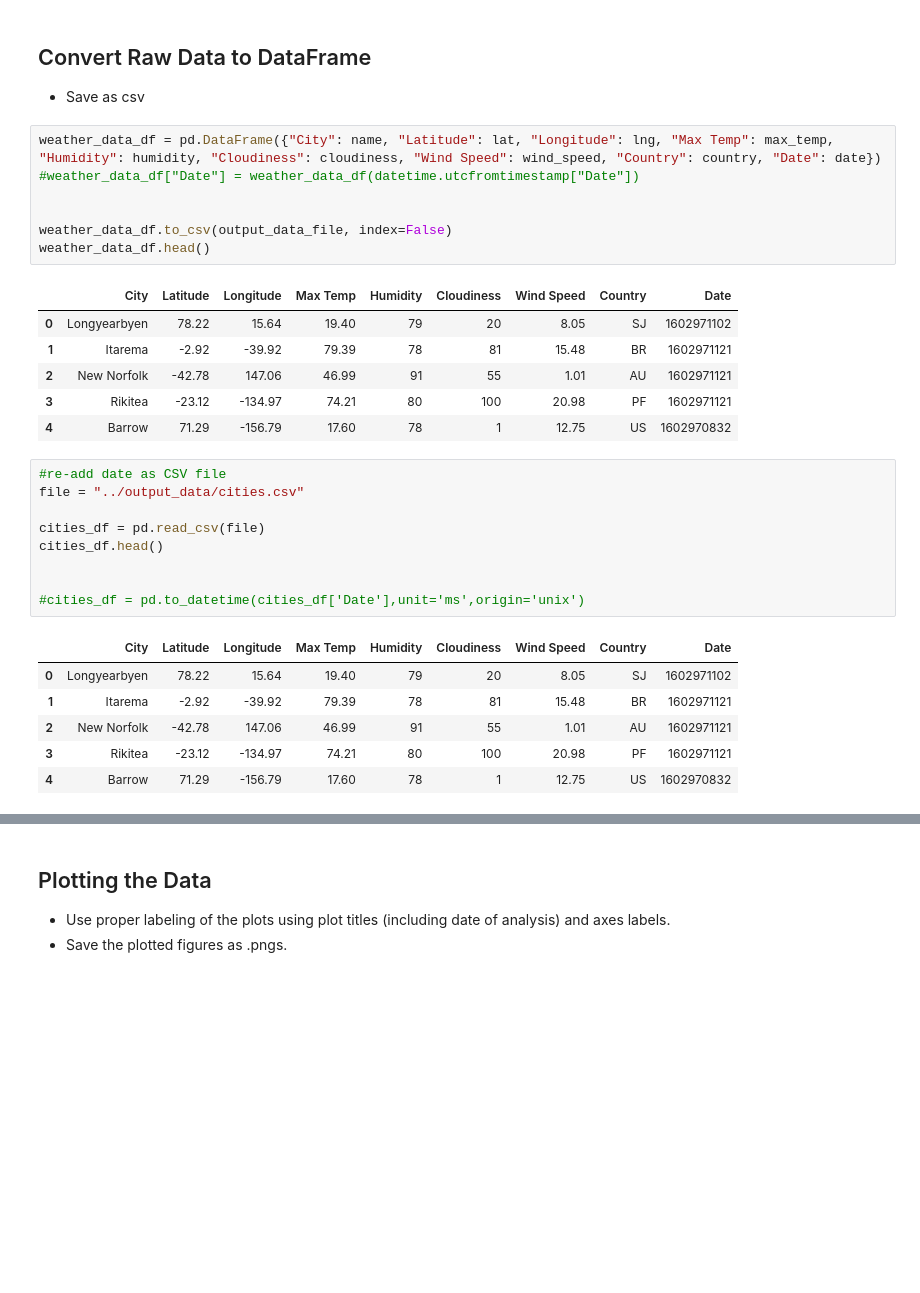
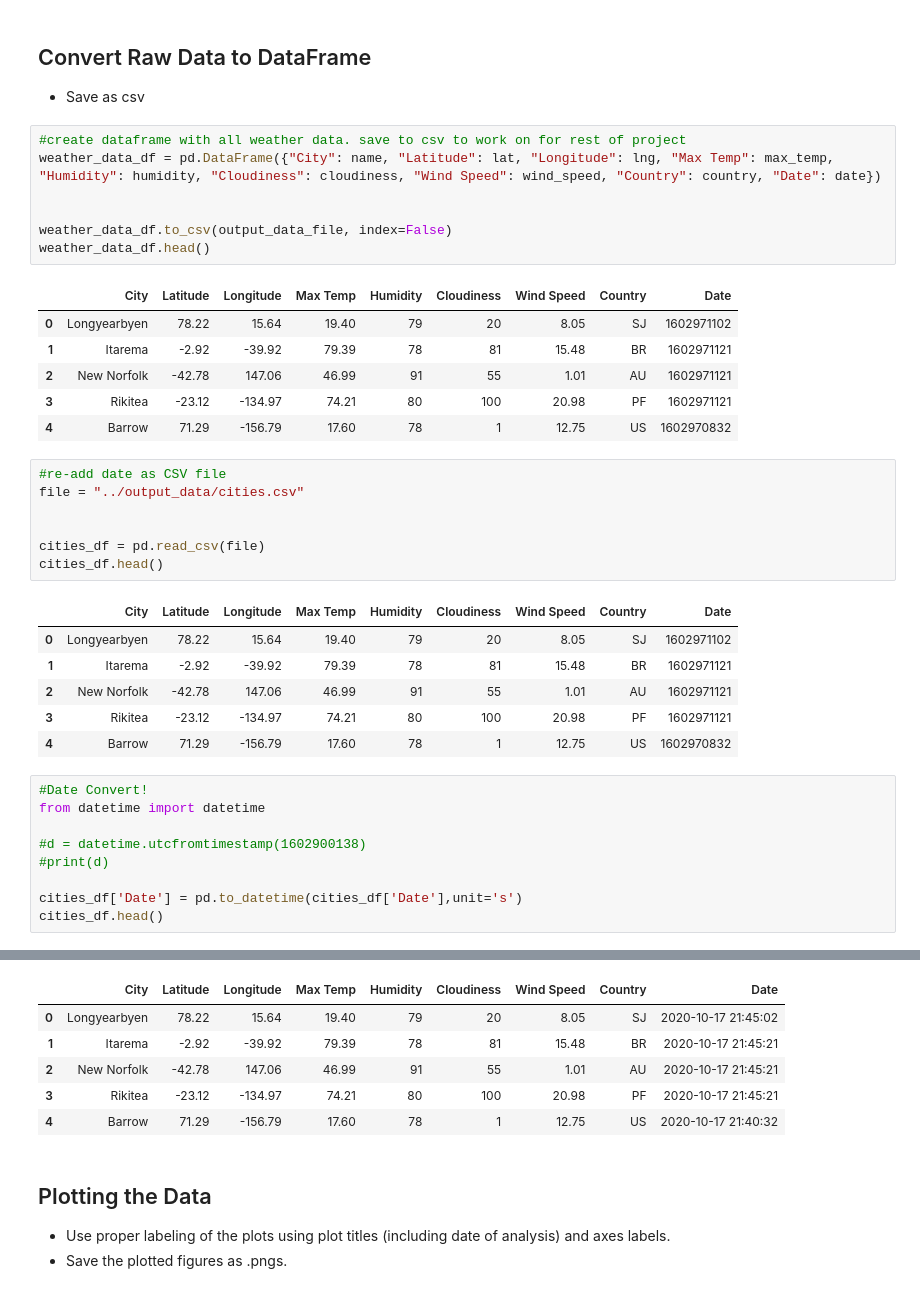
Before and after one commit to Ssimoes48/Python_API, a Jupyter notebook: WeatherPy/WeatherPyStarter.ipynb, the cells around one changed output, grey strips where cells are left out. Cells and saved outputs as stored; diff of their text form; blank space fills up the shorter version.

```diff
--- a/WeatherPy/WeatherPyStarter.ipynb
+++ b/WeatherPy/WeatherPyStarter.ipynb
@@ -141,8 +145,8 @@ print(d)
 ## Convert Raw Data to DataFrame
 * Save as csv
 # %%
+#create dataframe with all weather data. save to csv to work on for rest of project
 weather_data_df = pd.DataFrame({"City": name, "Latitude": lat, "Longitude": lng, "Max Temp": max_temp, "Humidity": humidity, "Cloudiness": cloudiness, "Wind Speed": wind_speed, "Country": country, "Date": date})
-#weather_data_df["Date"] = weather_data_df(datetime.utcfromtimestamp["Date"])
 
 
 weather_data_df.to_csv(output_data_file, index=False)
@@ -158,11 +162,9 @@ weather_data_df.head()
 #re-add date as CSV file
 file = "../output_data/cities.csv"
 
+
 cities_df = pd.read_csv(file)
 cities_df.head()
-
-
-#cities_df = pd.to_datetime(cities_df['Date'],unit='ms',origin='unix')
 # %% [output]
 |  | City | Latitude | Longitude | Max Temp | Humidity | Cloudiness | Wind Speed | Country | Date |
 | 0 | Longyearbyen | 78.22 | 15.64 | 19.40 | 79 | 20 | 8.05 | SJ | 1602971102 |
@@ -170,3 +172,13 @@ cities_df.head()
 | 2 | New Norfolk | -42.78 | 147.06 | 46.99 | 91 | 55 | 1.01 | AU | 1602971121 |
 | 3 | Rikitea | -23.12 | -134.97 | 74.21 | 80 | 100 | 20.98 | PF | 1602971121 |
 | 4 | Barrow | 71.29 | -156.79 | 17.60 | 78 | 1 | 12.75 | US | 1602970832 |
+# %%
+#Date Convert!
+from datetime import datetime
+
+#d = datetime.utcfromtimestamp(1602900138)
+#print(d)
+
+cities_df['Date'] = pd.to_datetime(cities_df['Date'],unit='s')
+cities_df.head()
+# %% [output]
@@ -173,3 +186,9 @@ cities_df.head()
+|  | City | Latitude | Longitude | Max Temp | Humidity | Cloudiness | Wind Speed | Country | Date |
+| 0 | Longyearbyen | 78.22 | 15.64 | 19.40 | 79 | 20 | 8.05 | SJ | 2020-10-17 21:45:02 |
+| 1 | Itarema | -2.92 | -39.92 | 79.39 | 78 | 81 | 15.48 | BR | 2020-10-17 21:45:21 |
+| 2 | New Norfolk | -42.78 | 147.06 | 46.99 | 91 | 55 | 1.01 | AU | 2020-10-17 21:45:21 |
+| 3 | Rikitea | -23.12 | -134.97 | 74.21 | 80 | 100 | 20.98 | PF | 2020-10-17 21:45:21 |
+| 4 | Barrow | 71.29 | -156.79 | 17.60 | 78 | 1 | 12.75 | US | 2020-10-17 21:40:32 |
 # %% [markdown]
 ## Plotting the Data
 * Use proper labeling of the plots using plot titles (including date of analysis) and axes labels.
```
Also changed, not shown: parts of 17 cells of this notebook, 13 other files.
